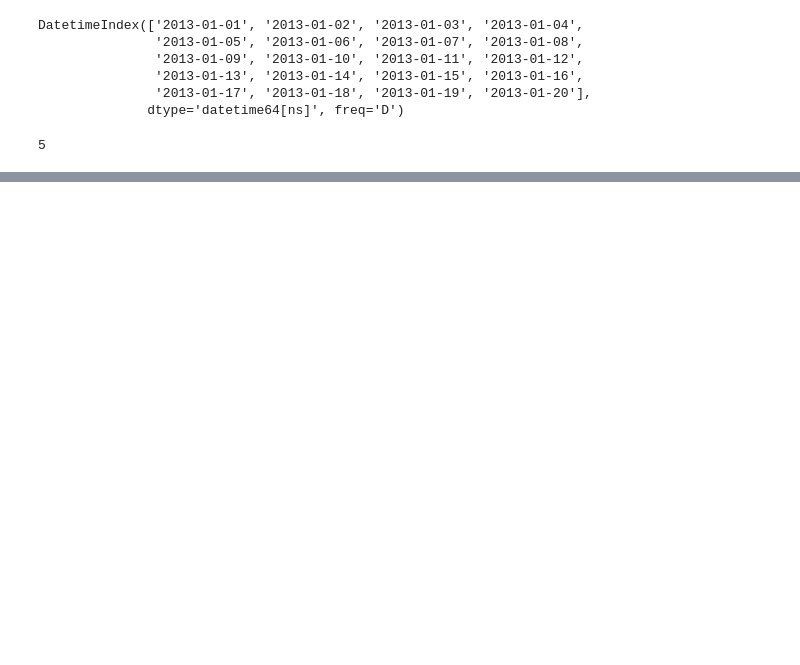
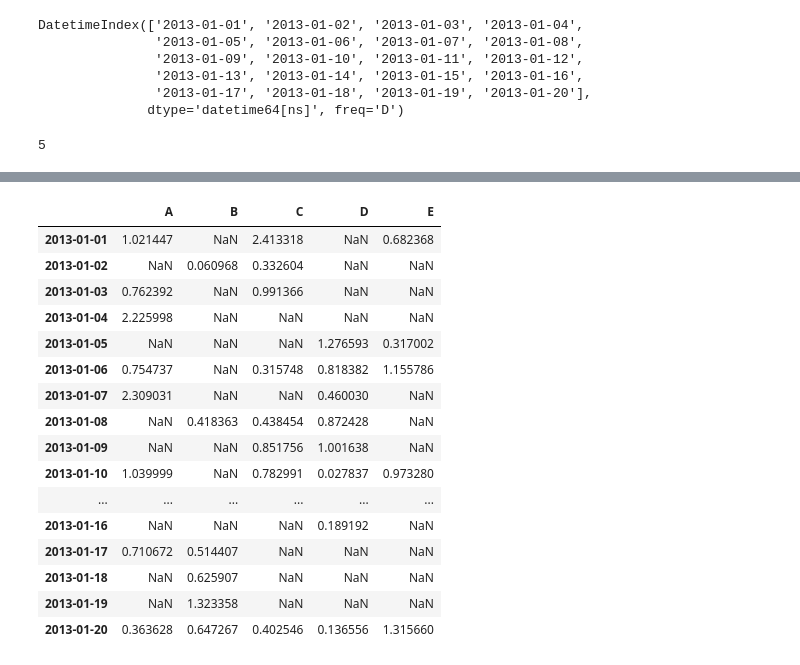
Before and after one commit to TBKHori/A.I_ARU, a Jupyter notebook: Pandas_A_Z.ipynb, the cells around one changed output, grey strips where cells are left out. Saved outputs shown, nothing was run; the diff lists cells and outputs as text; code cells hidden in the pictures; blank space fills up the shorter version.

```diff
--- a/Pandas_A_Z.ipynb
+++ b/Pandas_A_Z.ipynb
@@ -105,0 +301,20 @@ df.shape[1]
+# %%
+df[df > 0]
+# %% [output]
+|  | A | B | C | D | E |
+| 2013-01-01 | 1.021447 | NaN | 2.413318 | NaN | 0.682368 |
+| 2013-01-02 | NaN | 0.060968 | 0.332604 | NaN | NaN |
+| 2013-01-03 | 0.762392 | NaN | 0.991366 | NaN | NaN |
+| 2013-01-04 | 2.225998 | NaN | NaN | NaN | NaN |
+| 2013-01-05 | NaN | NaN | NaN | 1.276593 | 0.317002 |
+| 2013-01-06 | 0.754737 | NaN | 0.315748 | 0.818382 | 1.155786 |
+| 2013-01-07 | 2.309031 | NaN | NaN | 0.460030 | NaN |
+| 2013-01-08 | NaN | 0.418363 | 0.438454 | 0.872428 | NaN |
+| 2013-01-09 | NaN | NaN | 0.851756 | 1.001638 | NaN |
+| 2013-01-10 | 1.039999 | NaN | 0.782991 | 0.027837 | 0.973280 |
+| ... | ... | ... | ... | ... | ... |
+| 2013-01-16 | NaN | NaN | NaN | 0.189192 | NaN |
+| 2013-01-17 | 0.710672 | 0.514407 | NaN | NaN | NaN |
+| 2013-01-18 | NaN | 0.625907 | NaN | NaN | NaN |
+| 2013-01-19 | NaN | 1.323358 | NaN | NaN | NaN |
+| 2013-01-20 | 0.363628 | 0.647267 | 0.402546 | 0.136556 | 1.315660 |
```
Also changed, not shown: parts of 40 cells of this notebook.
